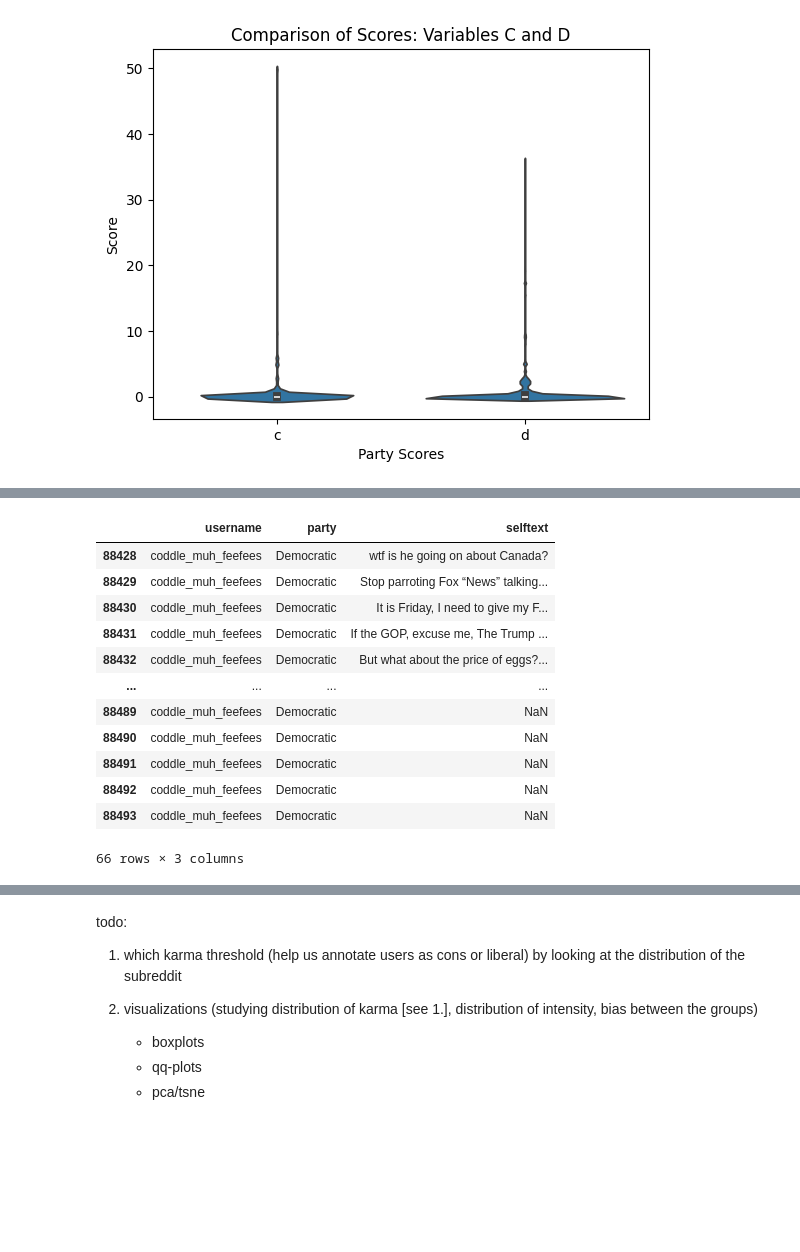
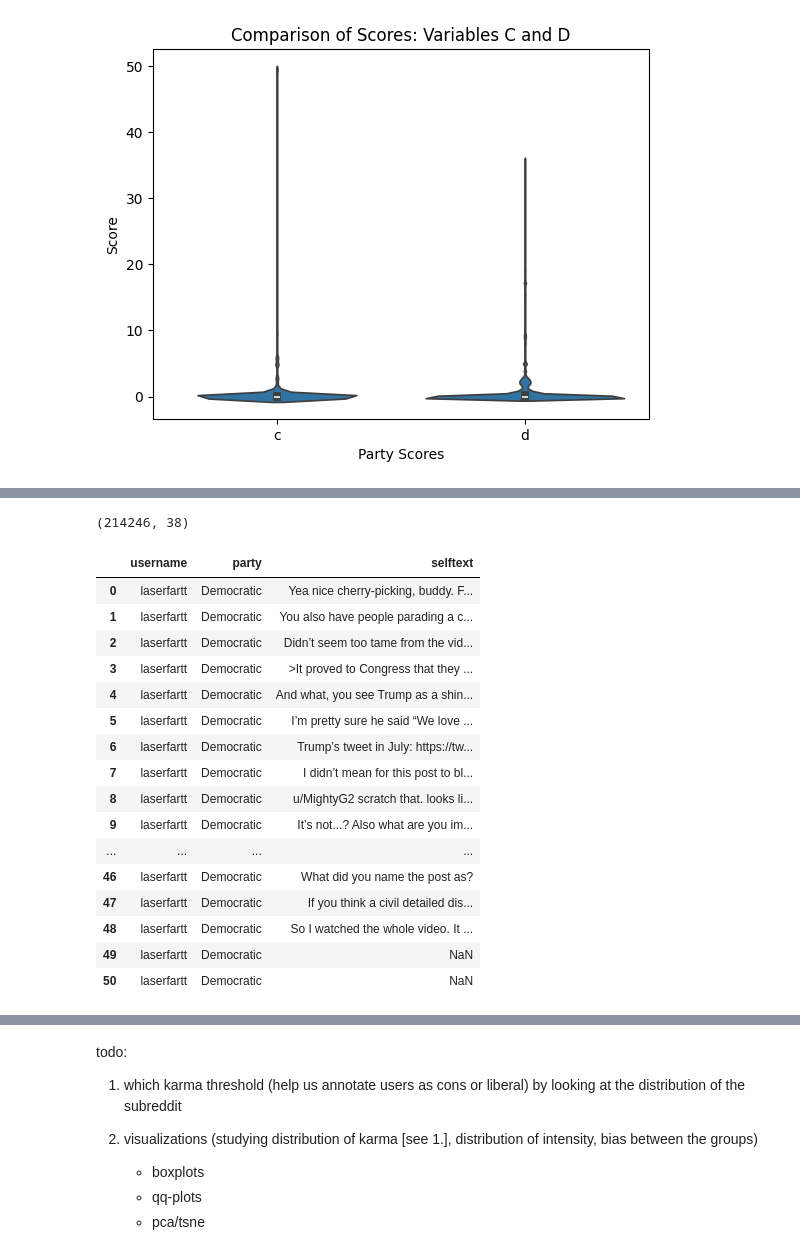
Before and after one commit to edo-lucio/predicting-political-view, a Jupyter notebook: nb.ipynb, the cells around one changed output, grey strips where cells are left out. Saved outputs shown, nothing was run; the diff lists cells and outputs as text; code cells hidden in the pictures; blank space fills up the shorter version.

```diff
--- a/nb.ipynb
+++ b/nb.ipynb
@@ -83,6 +82,7 @@ def filter_political_subreddits(df, df_political_subreddits):
     return df[df["subreddit"].isin(df_political_subreddits["subreddit"].to_list())]
 
 def merge_subreddit_members(df, df_subreddit_members):
+        df = df.copy()
         df = df.merge(right=df_subreddit_members, how="left", on=["subreddit"])
         df = df.drop(columns=[col for col in df.columns if col.endswith('_x')])
         df.columns = [col.replace('_y', '') for col in df.columns]
@@ -193,7 +290,8 @@ def add_party_scores(data: pd.DataFrame, value: str) -> pd.DataFrame:
     Returns:
         pd.DataFrame: The updated DataFrame after processing.
     """
-    # Pivot the data
+
+    data = data.copy()
     pivoted = data.pivot_table(
         index=["username"],
         columns="label",
@@ -453,6 +546,5 @@ def detect_parties(data, proximity_threshold=1.5, plot_data=False):
 
     return data
 
-# Apply process to both datasets
-log_transformed_data_pivoted = detect_parties(log_transformed_data_pivoted, 1.5, plot_data=True)
+log_transformed_data_pivoted = detect_parties(log_transformed_data_pivoted, 2, plot_data=True)
 # %% [output]
@@ -461,19 +553,27 @@ log_transformed_data_pivoted = detect_parties(log_transformed_data_pivoted, 1.5,
+# %%
+log_transformed_data_pivoted.shape
+# %% [output]
+(214246, 38)
 # %%
-log_transformed_data_pivoted[log_transformed_data_pivoted["username"] == "coddle_muh_feefees"][["username", "party", "selftext"]]
+log_transformed_data_pivoted[log_transformed_data_pivoted["username"] == "laserfartt"][["username", "party", "selftext"]]
 # %% [output]
 |  | username | party | selftext |
-| 88428 | coddle_muh_feefees | Democratic | wtf is he going on about Canada? |
-| 88429 | coddle_muh_feefees | Democratic | Stop parroting Fox “News” talking... |
-| 88430 | coddle_muh_feefees | Democratic | It is Friday, I need to give my F... |
-| 88431 | coddle_muh_feefees | Democratic | If the GOP, excuse me, The Trump ... |
-| 88432 | coddle_muh_feefees | Democratic | But what about the price of eggs?... |
+| 0 | laserfartt | Democratic | Yea nice cherry-picking, buddy. F... |
+| 1 | laserfartt | Democratic | You also have people parading a c... |
+| 2 | laserfartt | Democratic | Didn’t seem too tame from the vid... |
+| 3 | laserfartt | Democratic | >It proved to Congress that they ... |
+| 4 | laserfartt | Democratic | And what, you see Trump as a shin... |
+| 5 | laserfartt | Democratic | I’m pretty sure he said “We love ... |
+| 6 | laserfartt | Democratic | Trump’s tweet in July: https://tw... |
+| 7 | laserfartt | Democratic | I didn’t mean for this post to bl... |
+| 8 | laserfartt | Democratic | u/MightyG2 scratch that. looks li... |
+| 9 | laserfartt | Democratic | It’s not...? Also what are you im... |
 | ... | ... | ... | ... |
-| 88489 | coddle_muh_feefees | Democratic | NaN |
-| 88490 | coddle_muh_feefees | Democratic | NaN |
-| 88491 | coddle_muh_feefees | Democratic | NaN |
-| 88492 | coddle_muh_feefees | Democratic | NaN |
-| 88493 | coddle_muh_feefees | Democratic | NaN |
+| 46 | laserfartt | Democratic | What did you name the post as? |
+| 47 | laserfartt | Democratic | If you think a civil detailed dis... |
+| 48 | laserfartt | Democratic | So I watched the whole video. It ... |
+| 49 | laserfartt | Democratic | NaN |
+| 50 | laserfartt | Democratic | NaN |
-66 rows × 3 columns
 # %%
 import seaborn as sns
 import matplotlib.pyplot as plt
```
Also changed, not shown: parts of 18 cells of this notebook.
